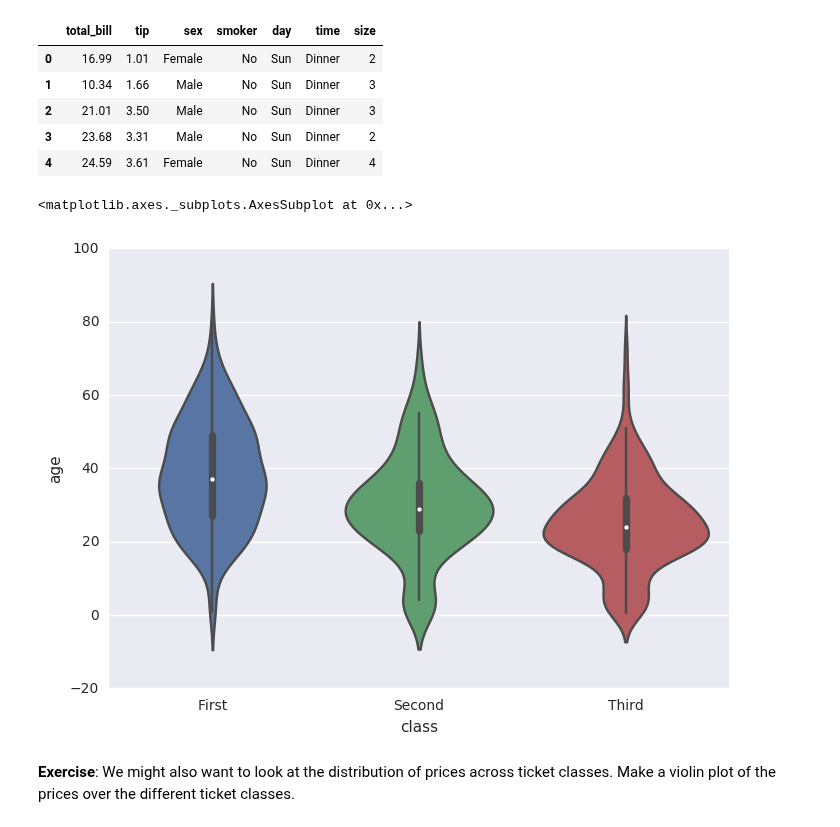
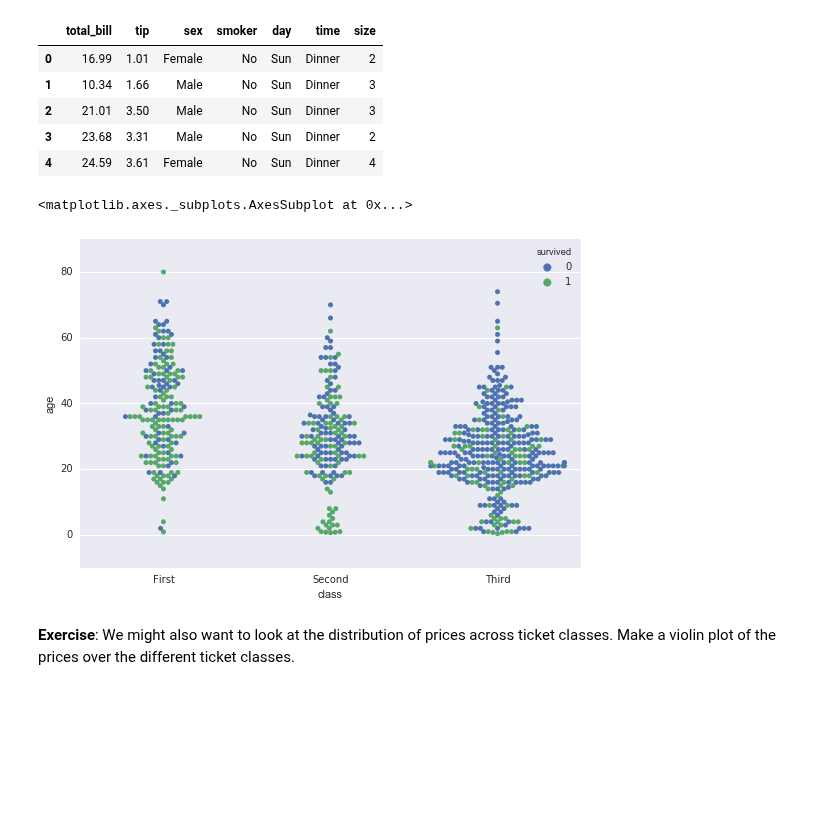
Before and after one commit to DaveBackus/Data_Bootcamp, a Jupyter notebook: Code/IPython/bootcamp_advgraphics_seaborn.ipynb, the cells around one changed output. Saved outputs shown, nothing was run; the diff lists cells and outputs as text; code cells hidden in the pictures; blank space fills up the shorter version.

```diff
--- a/Code/IPython/bootcamp_advgraphics_seaborn.ipynb
+++ b/Code/IPython/bootcamp_advgraphics_seaborn.ipynb
@@ -151,3 +152,20 @@ fig.tight_layout()
 [figure]
 # %% [markdown]
 **Exercise**: Find a style you like and recreate the plot above using that style.
+# %%
+plt.style.use("fivethirtyeight")
+
+fig, ax = plt.subplots(2)
+
+tips[tips["sex"] == "Male"].plot(x="total_bill", y="tip", ax=ax[0], kind="scatter")
+tips[tips["sex"] == "Female"].plot(x="total_bill", y="tip", ax=ax[1], kind="scatter")
+
+ax[0].set_xlim(0, 60)
+ax[1].set_xlim(0, 60)
+ax[0].set_ylim(0, 15)
+ax[1].set_ylim(0, 15)
+
+ax[0].set_title("Male Tips")
+ax[1].set_title("Female Tips")
+
+fig.tight_layout()
@@ -238,9 +277,10 @@ tips.head()
 | 3 | 23.68 | 3.31 | Male | No | Sun | Dinner | 2 |
 | 4 | 24.59 | 3.61 | Female | No | Sun | Dinner | 4 |
 # %%
-sns.violinplot(x="class", y="age", data=tita)
+# sns.violinplot(x="class", y="age", hue="sex", split=True, data=tita)
+sns.swarmplot(x="class", y="age", hue="survived", data=tita)
 # %% [output]
 <matplotlib.axes._subplots.AxesSubplot at 0x...>
-[figure, old version]
+[figure, new version]
 # %% [markdown]
 **Exercise**: We might also want to look at the distribution of prices across ticket classes. Make a violin plot of the prices over the different ticket classes.
```
Also changed, not shown: parts of 20 cells of this notebook, 4 other files.
